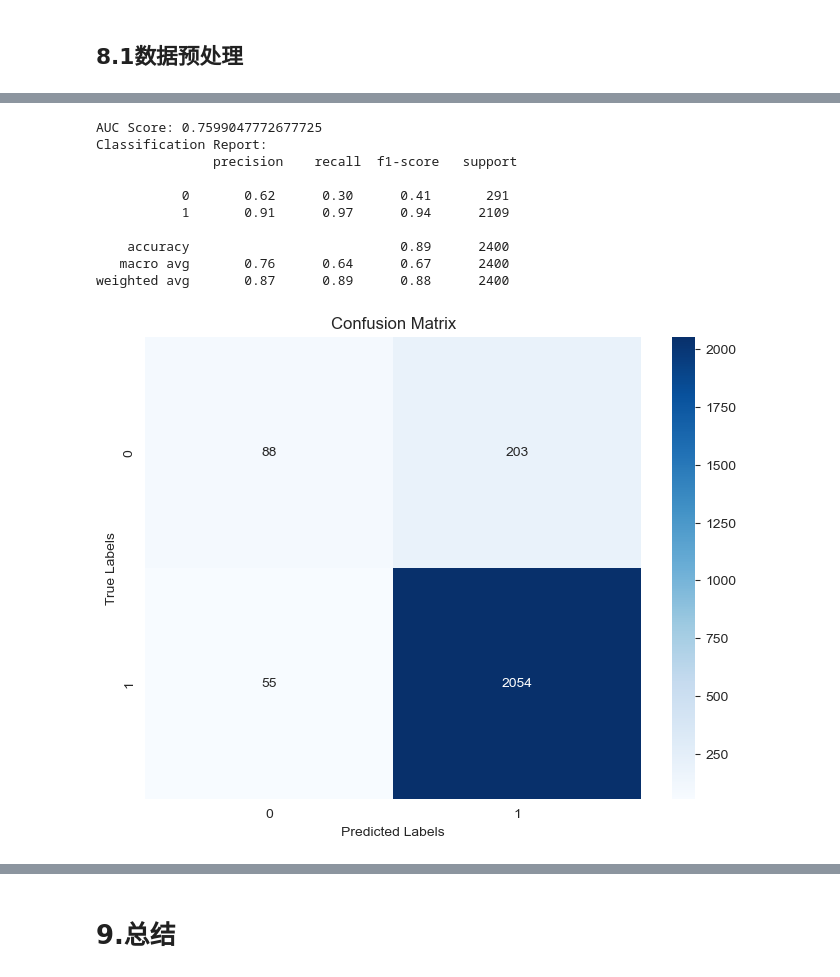
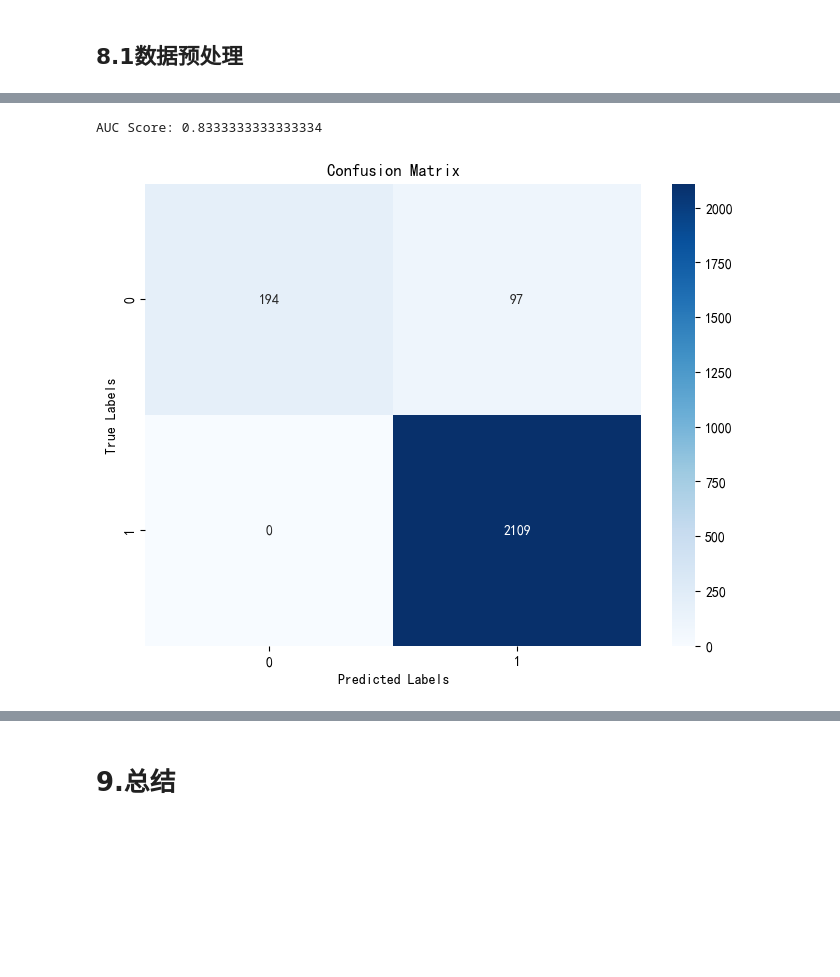
Before and after one commit to scullincw/customer-conversion-rate-analysis-and-prediction, a Jupyter notebook: main.ipynb, the cells around one changed output, grey strips where cells are left out. Saved outputs shown, nothing was run; the diff lists cells and outputs as text; code cells hidden in the pictures; blank space fills up the shorter version.

```diff
--- a/main.ipynb
+++ b/main.ipynb
@@ -729,0 +662,5 @@ XGBClassifier(base_score=None, booster=None, callbacks=None,
+# %%
+id,label='CustomerID','Conversion'
+# %%
+predictor = TabularPredictor(label=label, eval_metric="roc_auc")
+predictor.fit(train_data.drop(columns=[id]))
@@ -730,33 +725,20 @@ XGBClassifier(base_score=None, booster=None, callbacks=None,
+# %%
+preds=predictor.predict(test_data.drop(columns=[id]))
+# %%
+submission = submissionpd.DataFrame({id:test_data[id],label:preds})
+# %%
+from sklearn.metrics import roc_auc_score
+roc_auc = roc_auc_score(y_test, submission['Conversion'])
+print("AUC Score:", roc_auc)
+# %% [output]
+AUC Score: 0.8333333333333334
 # %%
-# 对测试集进行预测
-y_pred = xgb_model.predict(X_test)
-y_pred_proba = xgb_model.predict_proba(X_test)[:, 1]
-
-# 计算 AUC 分数
-roc_auc = roc_auc_score(y_test, y_pred_proba)
-print("AUC Score:", roc_auc)
-
-# 输出分类报告
-print("Classification Report:\n", classification_report(y_test, y_pred))
-
-# 绘制混淆矩阵
-cm = confusion_matrix(y_test, y_pred)
-
+cm = confusion_matrix(y_test, submission['Conversion'])
 plt.figure(figsize=(8, 6))
 sns.heatmap(cm, annot=True, fmt='g', cmap='Blues')
 plt.xlabel('Predicted Labels')
 plt.ylabel('True Labels')
 plt.title('Confusion Matrix')
 plt.show()
 # %% [output]
-AUC Score: 0.7599047772677725
-Classification Report:
-               precision    recall  f1-score   support
-
-           0       0.62      0.30      0.41       291
-           1       0.91      0.97      0.94      2109
-
-    accuracy                           0.89      2400
-   macro avg       0.76      0.64      0.67      2400
-weighted avg       0.87      0.89      0.88      2400
-[figure, old version]
+[figure, new version]
```
Also changed, not shown: parts of 24 cells of this notebook.
